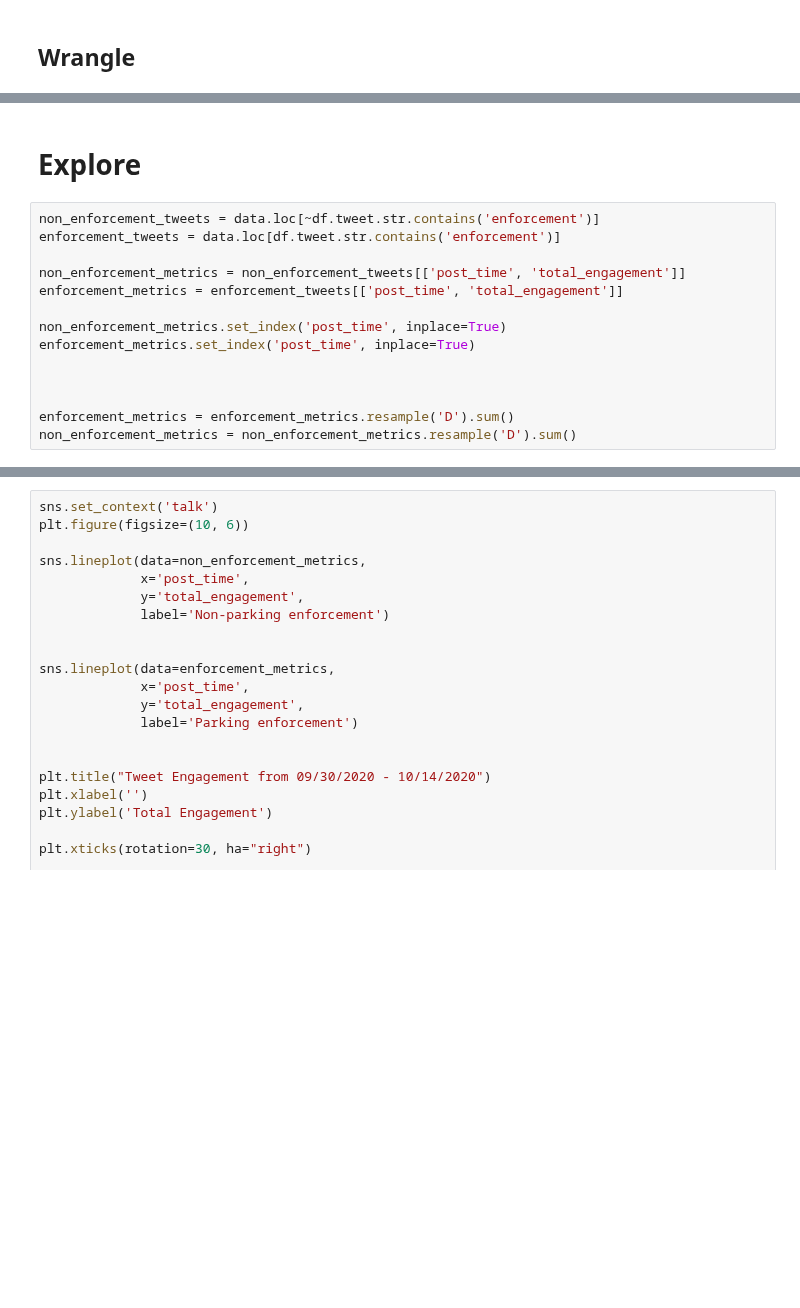
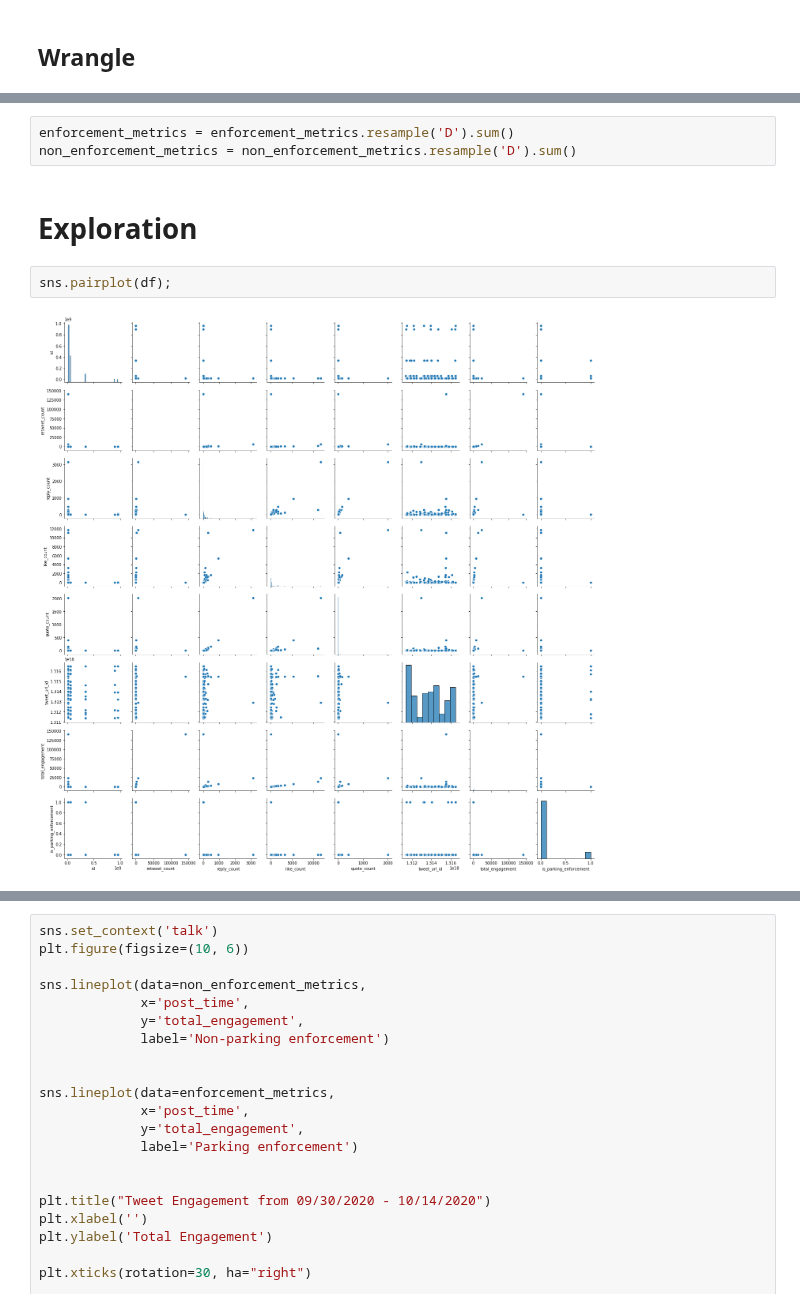
Before and after one commit to Promeos/LADOT-COVID19-enforcement, a Jupyter notebook: MVP-Tweets.ipynb, the cells around one changed output, grey strips where cells are left out. Saved outputs shown, nothing was run; the diff lists cells and outputs as text; blank space fills up the shorter version.

```diff
--- a/MVP-Tweets.ipynb
+++ b/MVP-Tweets.ipynb
@@ -141,16 +100,9 @@ df
+# %%
+enforcement_metrics = enforcement_metrics.resample('D').sum()
+non_enforcement_metrics = non_enforcement_metrics.resample('D').sum()
 # %% [markdown]
-# Explore
+# Exploration
-# %%
-non_enforcement_tweets = data.loc[~df.tweet.str.contains('enforcement')]
-enforcement_tweets = data.loc[df.tweet.str.contains('enforcement')]
-
-non_enforcement_metrics = non_enforcement_tweets[['post_time', 'total_engagement']]
-enforcement_metrics = enforcement_tweets[['post_time', 'total_engagement']]
-
-non_enforcement_metrics.set_index('post_time', inplace=True)
-enforcement_metrics.set_index('post_time', inplace=True)
-
-
-
-enforcement_metrics = enforcement_metrics.resample('D').sum()
-non_enforcement_metrics = non_enforcement_metrics.resample('D').sum()
+# %%
+sns.pairplot(df);
+# %% [output]
+[figure, added]
```
Also changed, not shown: parts of 29 cells of this notebook, 1 other file.
